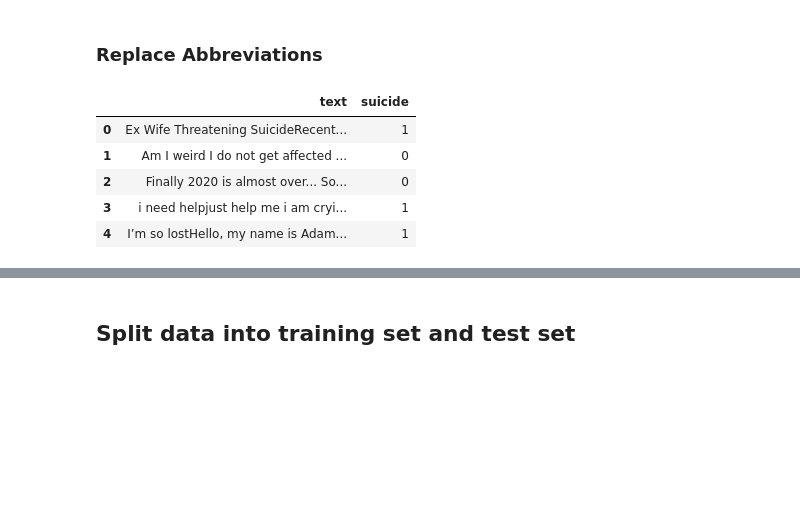
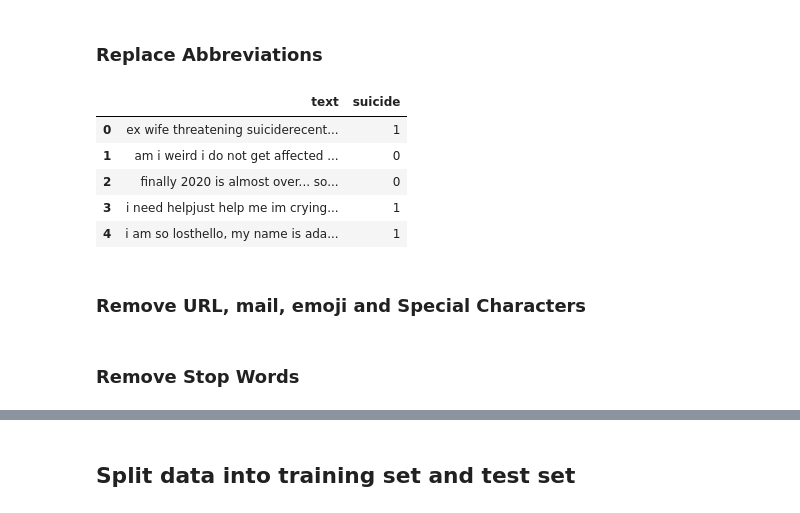
Before and after one commit to Sting-Scorpion/DataScience_Project, a Jupyter notebook: Data_Preparing.ipynb, the cells around one changed output, grey strips where cells are left out. Drawn from its saved outputs; the diff is of its cells as text; code cells hidden in the pictures; blank space fills up the shorter version.

```diff
--- a/Data_Preparing.ipynb
+++ b/Data_Preparing.ipynb
@@ -90,6 +91,11 @@ df.head()
 | 2 | Finally 2020 is almost over... So... | 0 |
 | 3 | i need helpjust help me im crying... | 1 |
 | 4 | I’m so lostHello, my name is Adam... | 1 |
+# %%
+# Lowercasing
+df['text'] = df['text'].str.lower()
+# Normalizing '
+df['text'] = df['text'].str.replace("’", "'")
 # %% [markdown]
 ### Replace Abbreviations
 # %%
@@ -125,7 +131,6 @@ abb = {
   "i'll": "i will",
   "i'll've": "i will have",
   "i'm": "i am",
-  "im": "i am",
   "i've": "i have",
   "isn't": "is not",
   "it'd": "it had",
@@ -196,35 +201,37 @@ abb = {
   "will've": "will have",
   "won't": "will not",
   "won't've": "will not have",
   "would've": "would have",
   "wouldn't": "would not",
   "wouldn't've": "would not have",
   "y'all": "you all",
   "y'alls": "you alls",
   "y'all'd": "you all would",
   "y'all'd've": "you all would have",
   "y'all're": "you all are",
   "y'all've": "you all have",
   "you'd": "you had",
   "you'd've": "you would have", "you'll": "you you will",
   "you'll've": "you you will have",
   "you're": "you are",
   "you've": "you have"
 }
 
 abb_re = re.compile('(%s)' % '|'.join(abb.keys()))
 
 def expandContractions(text, abb_re=abb_re):
     def replace(match):
         return abb[match.group(0)]
     return abb_re.sub(replace, text)
 
 df['text'] = df['text'].apply(expandContractions)
 df.head()
 # %% [output]
 |  | text | suicide |
-| 0 | Ex Wife Threatening SuicideRecent... | 1 |
-| 1 | Am I weird I do not get affected ... | 0 |
-| 2 | Finally 2020 is almost over... So... | 0 |
-| 3 | i need helpjust help me i am cryi... | 1 |
-| 4 | I’m so lostHello, my name is Adam... | 1 |
+| 0 | ex wife threatening suiciderecent... | 1 |
+| 1 | am i weird i do not get affected ... | 0 |
+| 2 | finally 2020 is almost over... so... | 0 |
+| 3 | i need helpjust help me im crying... | 1 |
+| 4 | i am so losthello, my name is ada... | 1 |
+# %% [markdown]
+### Remove URL, mail, emoji and Special Characters
@@ -230,0 +260,2 @@ df.head()
+# %% [markdown]
+### Remove Stop Words
```
Also changed, not shown: parts of 17 cells of this notebook.
